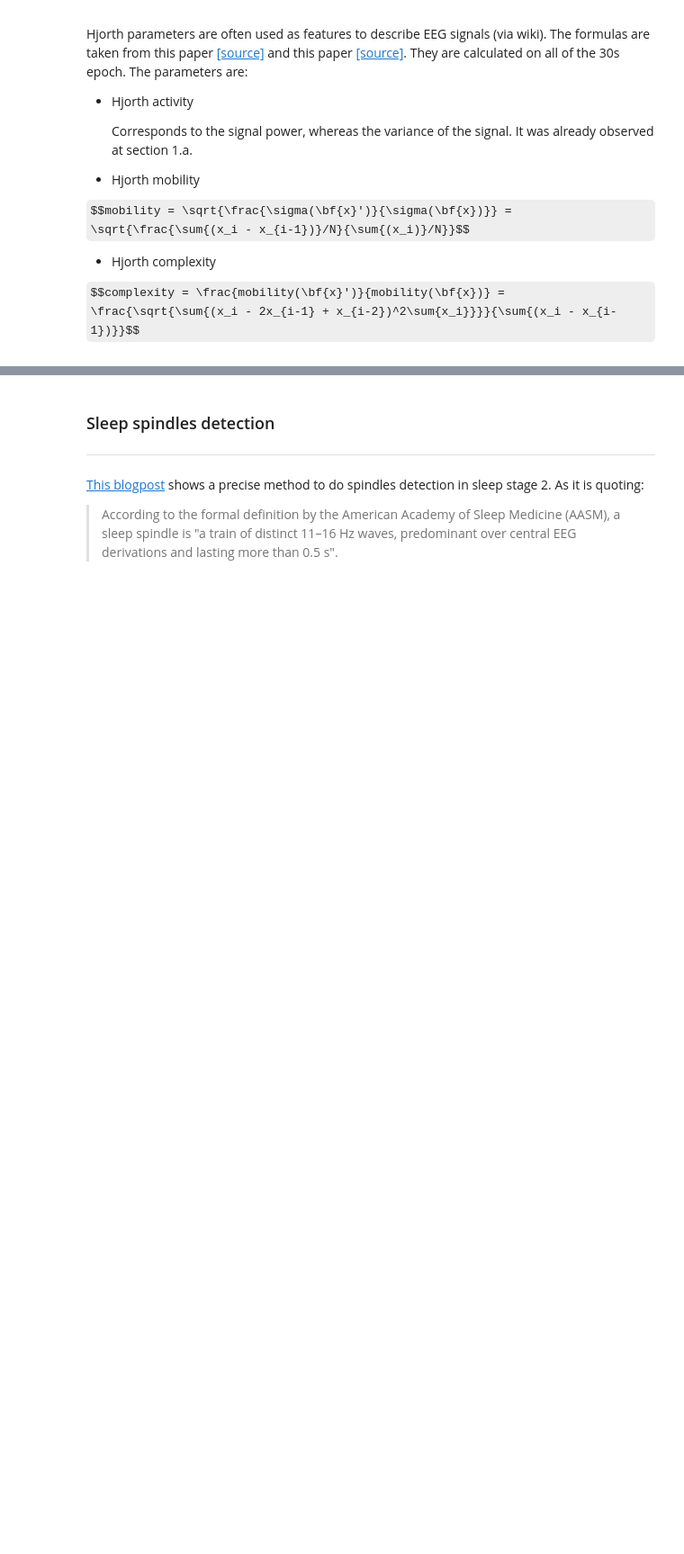
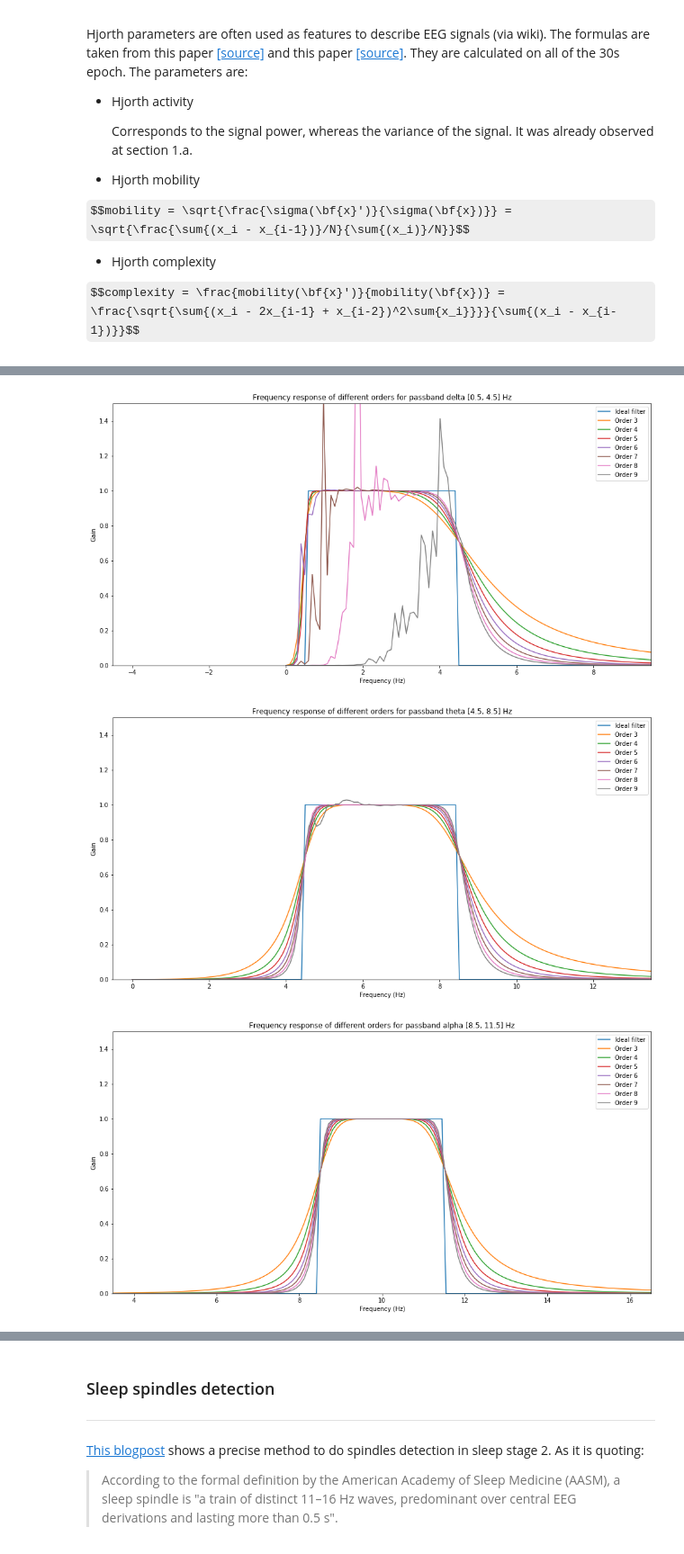
Before and after one commit to PolyCortex/polydodo, a Jupyter notebook: exploration.ipynb, the cells around one changed output, grey strips where cells are left out. Shown at 90% size. Cells and saved outputs as stored; diff of their text form; code cells hidden in the pictures; some formulas as TeX source; blank space fills up the shorter version.

Commit message:
Apply butterworth filter in order to get subbands

```diff
--- a/exploration.ipynb
+++ b/exploration.ipynb
@@ -817,0 +1035,32 @@ plot_time_domain_distribution(measure_type=lambda signal: entropy.sample_entropy
+# %%
+NYQUIST_FREQ = SAMPLING_FREQ/2
+WOR_N = 512
+
+epochs_sub_bands = dict.fromkeys(FREQ_BANDS.keys())
+kernels = dict.fromkeys(FREQ_BANDS.keys())
+
+for key, freq_range in FREQ_BANDS.items():
+    fig, ax = plt.subplots(figsize = (16, 8))
+    lower_bound = freq_range[0]/NYQUIST_FREQ
+    upper_bound = freq_range[1]/NYQUIST_FREQ
+    hz = np.linspace(0, NYQUIST_FREQ, WOR_N)
+    ideal_filter = [1 if freq_range[0] <= f <= freq_range[1] else 0 for f in hz]
+    ax.plot(hz, ideal_filter, label="Ideal filter")
+    kernels[key] = {}
+    for order in range(3, 10):
+        b, a = scipy.signal.butter(order, [lower_bound, upper_bound], btype='bandpass')
+        w, h = scipy.signal.freqz(b, a, worN=WOR_N)
+        ax.plot(hz, abs(h), label=f"Order {order}")
+        ax.set_ylim([0, 1.5])
+        ax.set_xlim([freq_range[0] - 5, freq_range[1] + 5])
+        kernels[key][order] = (b, a)
+
+    ax.legend()
+    ax.set_title(f"Frequency response of different orders for passband {key} {freq_range} Hz")
+    ax.set_xlabel("Frequency (Hz)")
+    ax.set_ylabel("Gain")
+    plt.show()
+# %% [output]
+[figure, added]
+[figure, added]
+[figure, added]
```
Also changed, not shown: parts of 60 cells of this notebook.
